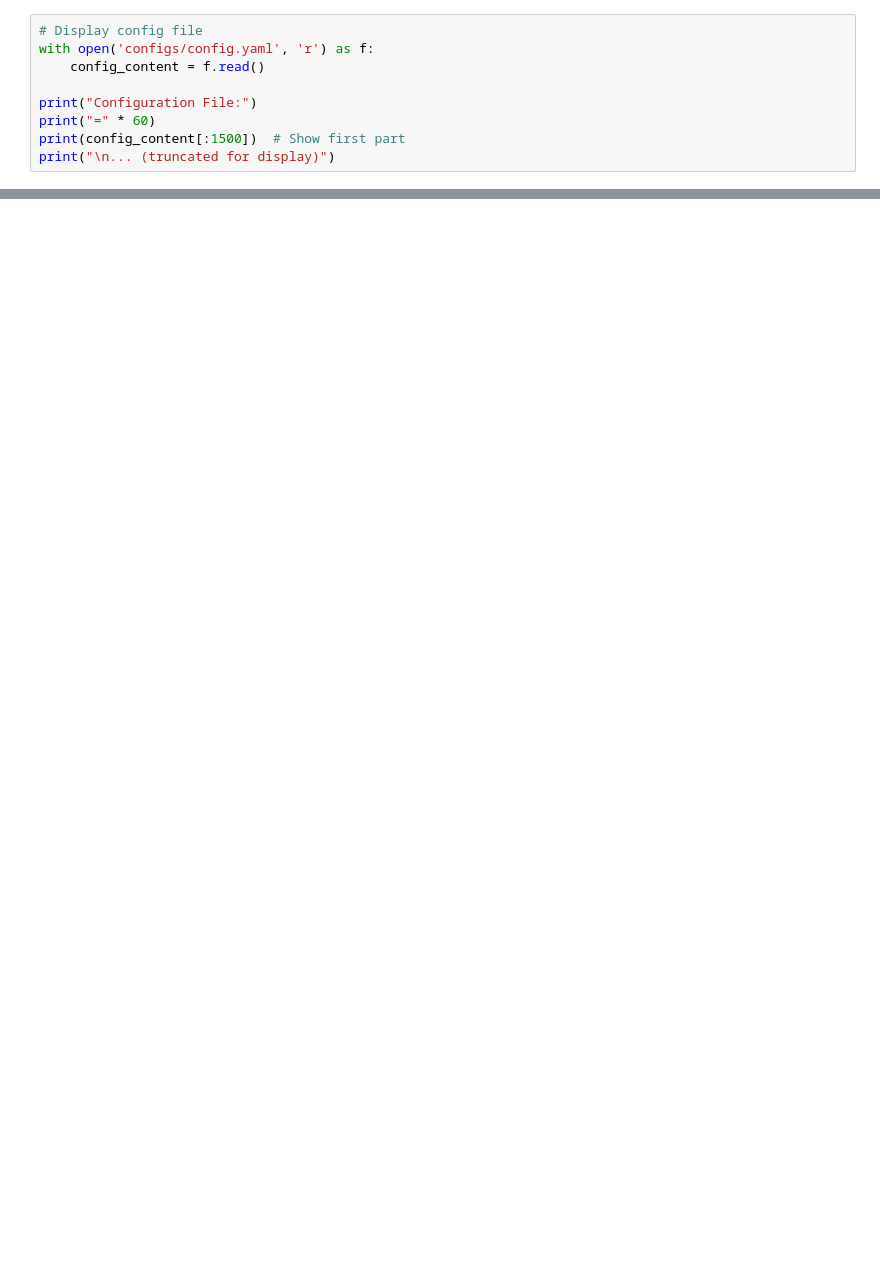
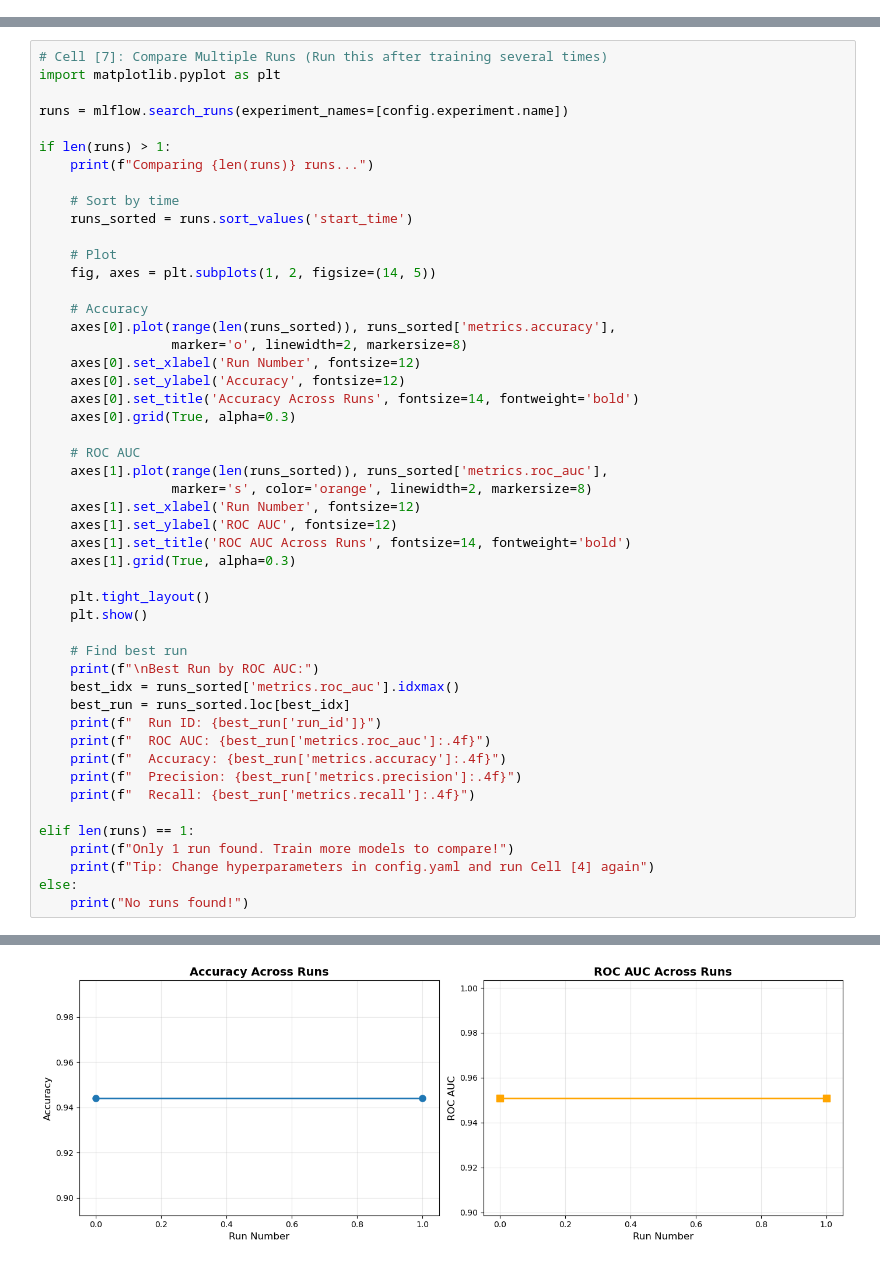
Before and after one commit to jahnavigajula8599/hubspot-ml-framework, a Jupyter notebook: notebooks/demo.ipynb, the cells around one changed output, grey strips where cells are left out. Cells and saved outputs as stored; diff of their text form; blank space fills up the shorter version.

```diff
--- a/notebooks/demo.ipynb
+++ b/notebooks/demo.ipynb
@@ -192,9 +0,0 @@ Everything is controlled via a YAML config file. Let's examine it:
-# %%
-# Display config file
-with open('configs/config.yaml', 'r') as f:
-    config_content = f.read()
-
-print("Configuration File:")
-print("=" * 60)
-print(config_content[:1500])  # Show first part
-print("\n... (truncated for display)")
@@ -607,0 +246,50 @@ predictions = predictor.predict(their_data)
+# %%
+# Cell [7]: Compare Multiple Runs (Run this after training several times)
+import matplotlib.pyplot as plt
+
+runs = mlflow.search_runs(experiment_names=[config.experiment.name])
+
+if len(runs) > 1:
+    print(f"Comparing {len(runs)} runs...")
+
+    # Sort by time
+    runs_sorted = runs.sort_values('start_time')
+
+    # Plot
+    fig, axes = plt.subplots(1, 2, figsize=(14, 5))
+
+    # Accuracy
+    axes[0].plot(range(len(runs_sorted)), runs_sorted['metrics.accuracy'],
+                 marker='o', linewidth=2, markersize=8)
+    axes[0].set_xlabel('Run Number', fontsize=12)
+    axes[0].set_ylabel('Accuracy', fontsize=12)
+    axes[0].set_title('Accuracy Across Runs', fontsize=14, fontweight='bold')
+    axes[0].grid(True, alpha=0.3)
+
+    # ROC AUC
+    axes[1].plot(range(len(runs_sorted)), runs_sorted['metrics.roc_auc'],
+                 marker='s', color='orange', linewidth=2, markersize=8)
+    axes[1].set_xlabel('Run Number', fontsize=12)
+    axes[1].set_ylabel('ROC AUC', fontsize=12)
+    axes[1].set_title('ROC AUC Across Runs', fontsize=14, fontweight='bold')
+    axes[1].grid(True, alpha=0.3)
+
+    plt.tight_layout()
+    plt.show()
+
+    # Find best run
+    print(f"\nBest Run by ROC AUC:")
+    best_idx = runs_sorted['metrics.roc_auc'].idxmax()
+    best_run = runs_sorted.loc[best_idx]
+    print(f"  Run ID: {best_run['run_id']}")
+    print(f"  ROC AUC: {best_run['metrics.roc_auc']:.4f}")
+    print(f"  Accuracy: {best_run['metrics.accuracy']:.4f}")
+    print(f"  Precision: {best_run['metrics.precision']:.4f}")
+    print(f"  Recall: {best_run['metrics.recall']:.4f}")
+
+elif len(runs) == 1:
+    print(f"Only 1 run found. Train more models to compare!")
+    print(f"Tip: Change hyperparameters in config.yaml and run Cell [4] again")
+else:
+    print("No runs found!")
+# %% [output]
@@ -607,0 +297 @@ predictions = predictor.predict(their_data)
+[figure, added]
```
Also changed, not shown: parts of 41 cells of this notebook, 8 other files.
